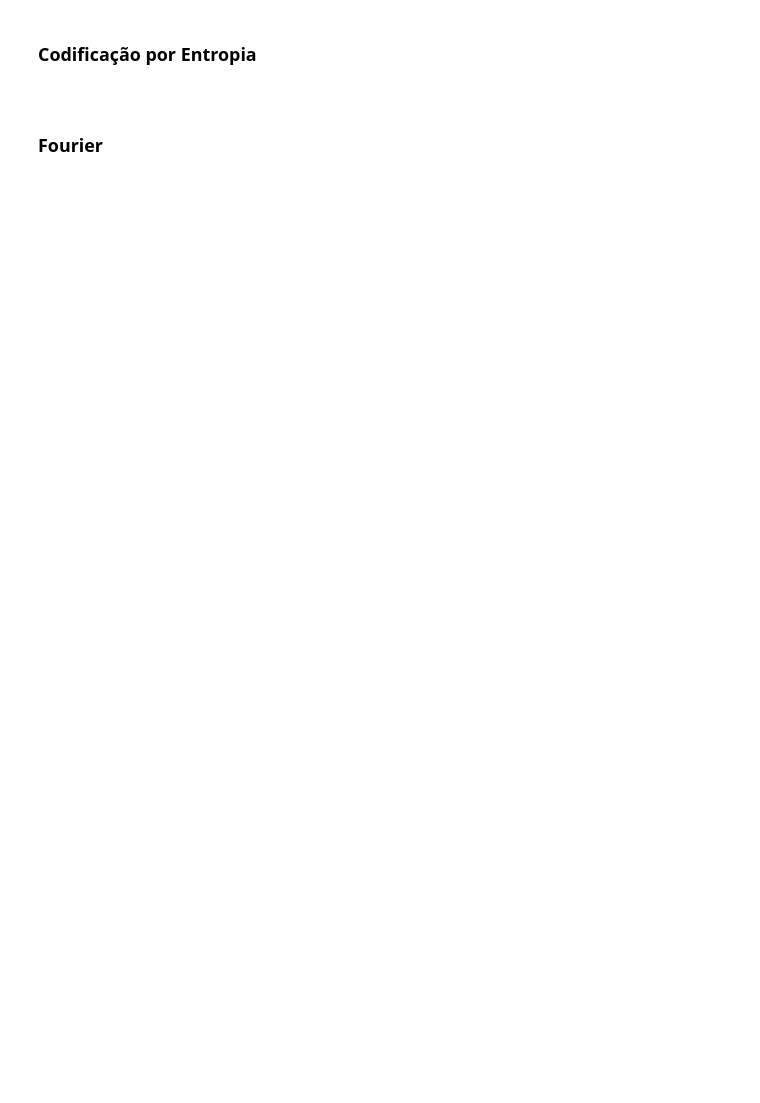
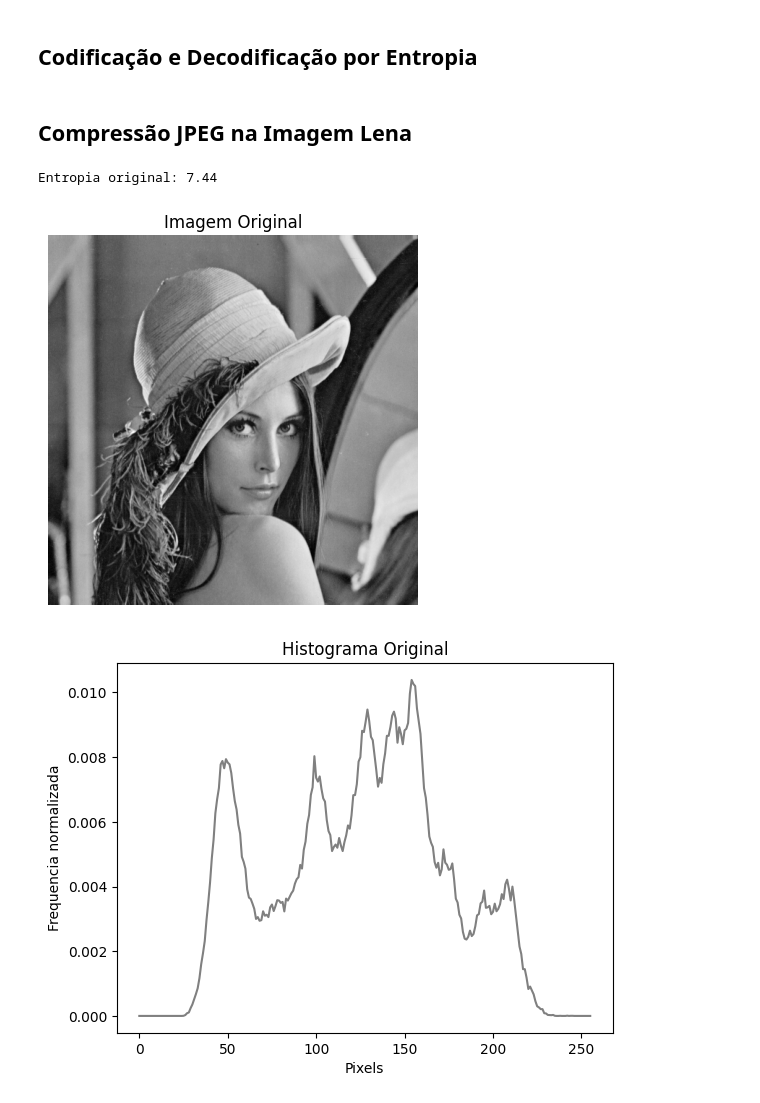
Before and after one commit to arthurqu18/icv-trabalho, a Jupyter notebook: notebook.ipynb, the cells around one changed output. Cells and saved outputs as stored; diff of their text form; code cells hidden in the pictures; blank space fills up the shorter version.

```diff
--- a/notebook.ipynb
+++ b/notebook.ipynb
@@ -15,10 +16,18 @@ import matplotlib.image as mpimg
 # %%
-# image entropy
+
 def calcEntropy(img):
     hist = cv2.calcHist([img],[0],None,[256],[0,256])
-    hist = hist.ravel()/hist.sum() #probabilidade de ocorrência do pixel (p(i))
+    hist = hist.ravel()/hist.sum()
     logs = np.log2(hist+0.00001)
     entropy = -1 * (hist*logs).sum()
+    return entropy
 
-    return entropy
+def showHistogram(img, title='Histograma'):
+    hist = cv2.calcHist([img],[0],None,[256],[0,256])
+    hist = hist.ravel()/hist.sum()
+    plt.plot(hist, color='gray')
+    plt.xlabel('Pixels')
+    plt.ylabel('Frequencia normalizada')
+    plt.title(title)
+    plt.show()
 # %% [markdown]
@@ -97,6 +102,6 @@ def psnr(predictions, targets):
     rmsev = rmse(predictions, targets)
     return 20 * np.log10(255/rmsev)
 # %% [markdown]
-<h3>Codificação por Entropia<h3>
+## Codificação e Decodificação por Entropia
 # %%
 def entropy_encoding(quantized_blocks, output_file):
@@ -173,8 +164,18 @@ def entropy_decoding(encoded_file, QM, size, step):
-# %% [markdown]
-<h3>Fourier<h3>
-# %%
-img = cv2.imread('lena512.pgm',0)
-f = np.fft.fft2(img) #fft2 returns the 2D fourier transform
-fshift = np.fft.fftshift(f)
-magnitude_spectrum = 20*np.log(np.abs(fshift))
+# %% [markdown]
+## Compressão JPEG na Imagem Lena
+# %%
+img = cv2.imread('lena512.pgm', 0)
+print(f"Entropia original: {calcEntropy(img):.2f}")
+plt.imshow(img, cmap="gray")
+plt.title("Imagem Original")
+plt.axis('off')
+plt.show()
+
+showHistogram(img, "Histograma Original")
+
+img = img.astype(float)
+# %% [output]
+Entropia original: 7.44
+[figure, added]
+[figure, added]
 # %%
```
Also changed, not shown: parts of 14 cells of this notebook, 1 other file.
